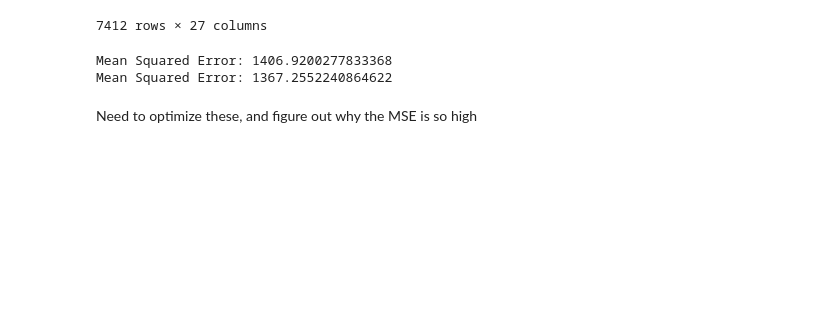
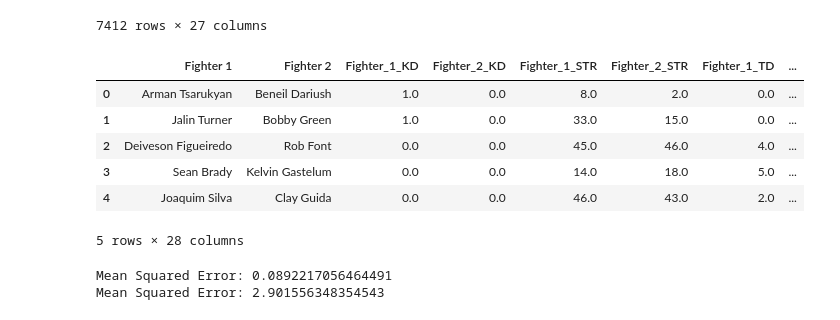
Before and after one commit to thomassems/UFC-Fight-Analytics, a Jupyter notebook: fight_analysis.ipynb, the cells around one changed output. Cells and saved outputs as stored; diff of their text form; code cells hidden in the pictures; blank space fills up the shorter version.

Commit message:
optimized the regression models that predict the total number of strikes in a bout

```diff
--- a/fight_analysis.ipynb
+++ b/fight_analysis.ipynb
@@ -442,6 +442,22 @@ train_data
 | 7411 | Remco Pardoel | Ray Wizard | 0.0 | 0.0 | 1.0 | 1.0 | 0.0 | ... |
 | 7412 | Orlando Wiet | Sean Daugherty | 0.0 | 0.0 | 1.0 | 0.0 | 1.0 | ... |
 7412 rows × 27 columns
+# %%
+for i in train_data.index:
+  time = train_data.at[i, 'Time'].split(':')
+  roundtime = 5 * (train_data.at[i, 'Round'] - 1)
+  othertime = int(time[0]) + int(time[1]) / 60
+  totaltime = othertime + roundtime
+  train_data.at[i, 'FightTime'] = totaltime
+train_data.head()
+# %% [output]
+|  | Fighter 1 | Fighter 2 | Fighter_1_KD | Fighter_2_KD | Fighter_1_STR | Fighter_2_STR | Fighter_1_TD | ... |
+| 0 | Arman Tsarukyan | Beneil Dariush | 1.0 | 0.0 | 8.0 | 2.0 | 0.0 | ... |
+| 1 | Jalin Turner | Bobby Green | 1.0 | 0.0 | 33.0 | 15.0 | 0.0 | ... |
+| 2 | Deiveson Figueiredo | Rob Font | 0.0 | 0.0 | 45.0 | 46.0 | 4.0 | ... |
+| 3 | Sean Brady | Kelvin Gastelum | 0.0 | 0.0 | 14.0 | 18.0 | 5.0 | ... |
+| 4 | Joaquim Silva | Clay Guida | 0.0 | 0.0 | 46.0 | 43.0 | 2.0 | ... |
+5 rows × 28 columns
 # %%
 from sklearn.compose import ColumnTransformer
 from sklearn.preprocessing import OneHotEncoder
@@ -452,7 +468,7 @@ import xgboost as xgb
 
 # Separate categorical and numerical columns
 categorical_cols = ['VictoryMethod', 'Weight_Class']
-numerical_cols = ['Round', 'Total_SUB', 'Total_KD', 'Total_TD']
+numerical_cols = ['Round', 'Total_SUB', 'Total_KD', 'Total_TD', 'FightTime', 'Total_STR']
 
 # One-hot encode categorical columns
 ct = ColumnTransformer(
@@ -463,7 +479,7 @@ ct = ColumnTransformer(
 )
 
 y = train_data['Total_STR']
-X = train_data[['VictoryMethod', 'Weight_Class', 'Round', 'Total_SUB', 'Total_KD', 'Total_TD']]
+X = train_data[['VictoryMethod', 'Round', 'Total_SUB', 'Total_KD', 'Weight_Class', 'Total_TD', 'FightTime', 'Total_STR']]
 
 # Transform X (features)
 X_encoded = ct.fit_transform(X)
@@ -472,7 +488,7 @@ X_encoded = ct.fit_transform(X)
 X_train, X_test, y_train, y_test = train_test_split(X_encoded, y, test_size=0.2, random_state=45)
 
 # Initialize and train the model
-model = RandomForestRegressor(n_estimators=30, max_depth=9, random_state=45)
+model = RandomForestRegressor(n_estimators=19, max_depth=11, random_state=45)
 model.fit(X_train, y_train)
 
 # Predictions
@@ -483,18 +499,16 @@ print(f"Mean Squared Error: {mean_squared_error(y_test, predictions)}")
 
 # XGB Regressor model
 xg_reg = xgb.XGBRegressor(objective ='reg:squarederror',
-                           colsample_bytree = 0.3,
-                           learning_rate = 0.1,
+                           colsample_bytree = 1,
+                           learning_rate = 0.03,
                            max_depth = 4,
-                           alpha = 10,
-                           n_estimators = 150)
+                           alpha = 0.90,
+                           n_estimators = 190)
 
 xg_reg.fit(X_train, y_train)
 preds = xg_reg.predict(X_test)
 mse = mean_squared_error(y_test, preds)
 print("Mean Squared Error:", mse)
 # %% [output]
-Mean Squared Error: 1406.9200277833368
-Mean Squared Error: 1367.2552240864622
+Mean Squared Error: 0.0892217056464491
+Mean Squared Error: 2.901556348354543
-# %% [markdown]
-Need to optimize these, and figure out why the MSE is so high
```
